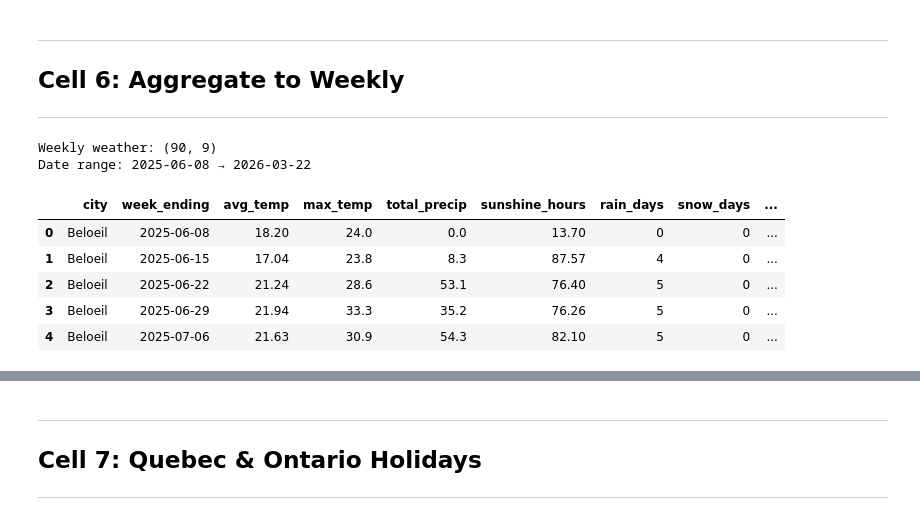
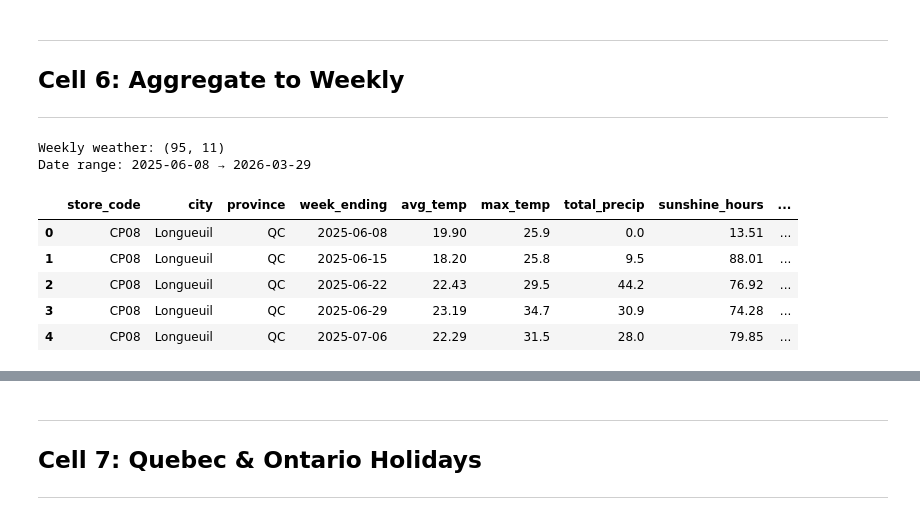
Before and after one commit to 1767902694-svg/busa693-clubpiscine, a Jupyter notebook: use_case_4_forecasting/notebooks/02_weather_integration.ipynb, the cells around one changed output, grey strips where cells are left out. Saved outputs shown, nothing was run; the diff lists cells and outputs as text; code cells hidden in the pictures.

Commit message:
Standardize weather integration outputs for forecasting

```diff
--- a/use_case_4_forecasting/notebooks/02_weather_integration.ipynb
+++ b/use_case_4_forecasting/notebooks/02_weather_integration.ipynb
@@ -224,45 +354,60 @@ print(f'\n✅ Forecast weather: {weather_fcast_daily.shape[0]:,} daily records')
 ## Cell 6: Aggregate to Weekly
 ---
 # %%
+# Cell 6: Aggregate daily weather to weekly weather with store/city/province retained
+
 def aggregate_weather_weekly(df):
     return (
         df.set_index('date')
-          .groupby('city')
+          .groupby(['store_code', 'city', 'province'])
           .resample('W')
           .agg(
-              avg_temp         = ('temp_mean',     'mean'),
-              max_temp         = ('temp_max',       'max'),
-              total_precip     = ('precipitation',  'sum'),
-              sunshine_hours   = ('sunshine_hours', 'sum'),
-              rain_days        = ('is_rain',        'sum'),
-              snow_days        = ('is_snow',        'sum'),
-              bad_weather_days = ('is_bad_weather', 'sum')
+              avg_temp=('temp_mean', 'mean'),
+              max_temp=('temp_max', 'max'),
+              total_precip=('precipitation', 'sum'),
+              sunshine_hours=('sunshine_hours', 'sum'),
+              rain_days=('is_rain', 'sum'),
+              snow_days=('is_snow', 'sum'),
+              bad_weather_days=('is_bad_weather', 'sum')
           )
           .reset_index()
           .rename(columns={'date': 'week_ending'})
     )
 
-hist_weekly  = aggregate_weather_weekly(weather_daily)
+city_meta = pd.DataFrame([
+    {
+        'city': city,
+        'store_code': coords['store'],
+        'province': coords['province']
+    }
+    for city, coords in CITY_COORDS.items()
+])
+
+weather_daily = weather_daily.merge(city_meta, on='city', how='left')
+weather_fcast_daily = weather_fcast_daily.merge(city_meta, on='city', how='left')
+
+hist_weekly = aggregate_weather_weekly(weather_daily)
 fcast_weekly = aggregate_weather_weekly(weather_fcast_daily)
 
 weather_weekly = (
     pd.concat([hist_weekly, fcast_weekly], ignore_index=True)
-      .drop_duplicates(subset=['city','week_ending'])
-      .sort_values(['city','week_ending'])
+      .drop_duplicates(subset=['store_code', 'city', 'week_ending'])
+      .sort_values(['store_code', 'week_ending'])
       .reset_index(drop=True)
 )
+
 num_cols = weather_weekly.select_dtypes(include=np.number).columns
 weather_weekly[num_cols] = weather_weekly[num_cols].round(2)
 
-print(f'Weekly weather: {weather_weekly.shape}')
-print(f'Date range: {weather_weekly["week_ending"].min().date()} → {weather_weekly["week_ending"].max().date()}')
+print(f"Weekly weather: {weather_weekly.shape}")
+print(f"Date range: {weather_weekly['week_ending'].min().date()} → {weather_weekly['week_ending'].max().date()}")
 weather_weekly.head()
 # %% [output]
-Weekly weather: (90, 9)
-Date range: 2025-06-08 → 2026-03-22
+Weekly weather: (95, 11)
+Date range: 2025-06-08 → 2026-03-29
-|  | city | week_ending | avg_temp | max_temp | total_precip | sunshine_hours | rain_days | snow_days | ... |
-| 0 | Beloeil | 2025-06-08 | 18.20 | 24.0 | 0.0 | 13.70 | 0 | 0 | ... |
-| 1 | Beloeil | 2025-06-15 | 17.04 | 23.8 | 8.3 | 87.57 | 4 | 0 | ... |
-| 2 | Beloeil | 2025-06-22 | 21.24 | 28.6 | 53.1 | 76.40 | 5 | 0 | ... |
-| 3 | Beloeil | 2025-06-29 | 21.94 | 33.3 | 35.2 | 76.26 | 5 | 0 | ... |
-| 4 | Beloeil | 2025-07-06 | 21.63 | 30.9 | 54.3 | 82.10 | 5 | 0 | ... |
+|  | store_code | city | province | week_ending | avg_temp | max_temp | total_precip | sunshine_hours | ... |
+| 0 | CP08 | Longueuil | QC | 2025-06-08 | 19.90 | 25.9 | 0.0 | 13.51 | ... |
+| 1 | CP08 | Longueuil | QC | 2025-06-15 | 18.20 | 25.8 | 9.5 | 88.01 | ... |
+| 2 | CP08 | Longueuil | QC | 2025-06-22 | 22.43 | 29.5 | 44.2 | 76.92 | ... |
+| 3 | CP08 | Longueuil | QC | 2025-06-29 | 23.19 | 34.7 | 30.9 | 74.28 | ... |
+| 4 | CP08 | Longueuil | QC | 2025-07-06 | 22.29 | 31.5 | 28.0 | 79.85 | ... |
```
Also changed, not shown: parts of 10 cells of this notebook.
